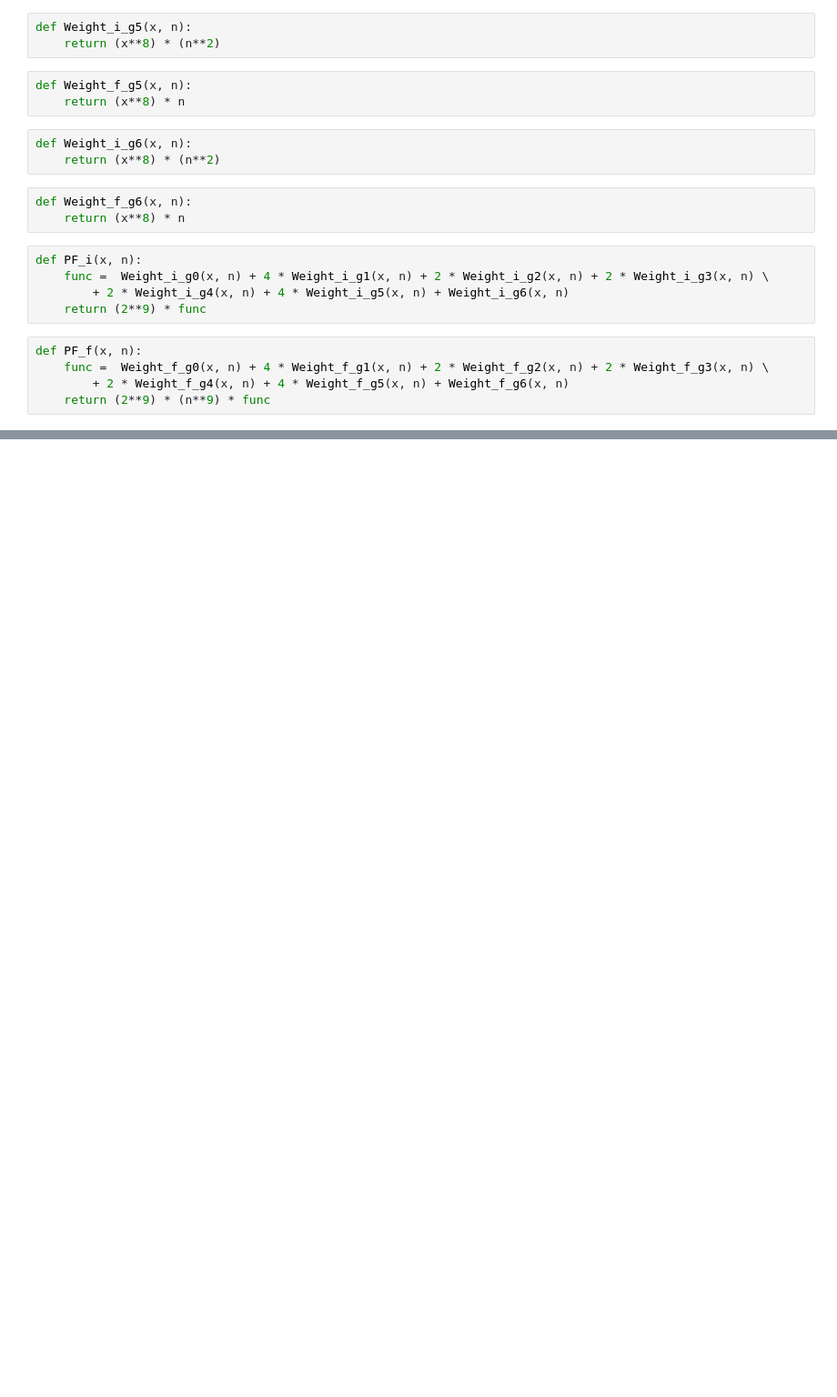
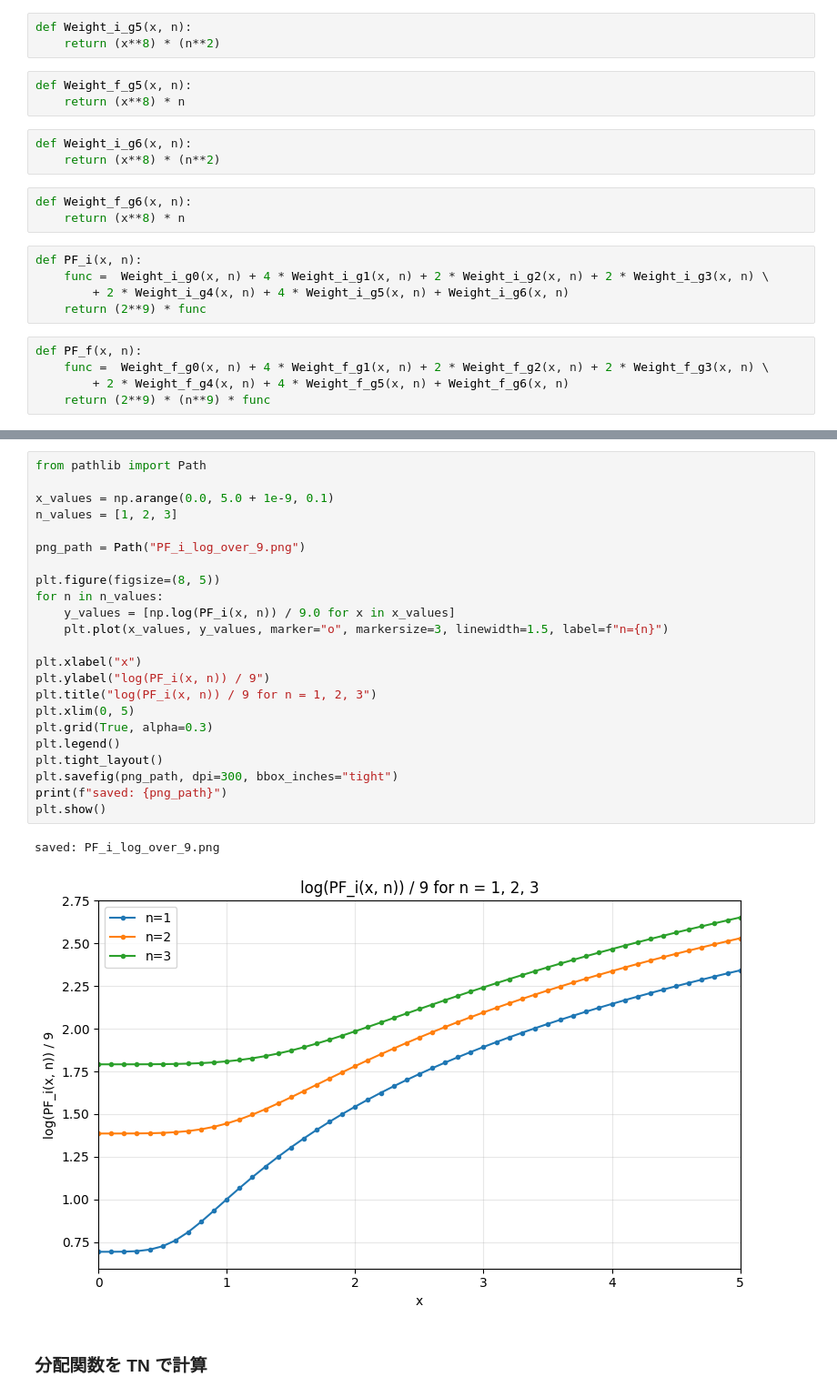
Before and after one commit to Ryomaw/LoopModel, a Jupyter notebook: CubicLoop/CubicLoop_ToyModel.ipynb, the cells around one changed output, grey strips where cells are left out. Shown at 91% size. Drawn from its saved outputs; the diff is of its cells as text; blank space fills up the shorter version.

```diff
--- a/CubicLoop/CubicLoop_ToyModel.ipynb
+++ b/CubicLoop/CubicLoop_ToyModel.ipynb
@@ -127,0 +191,28 @@ PF_i(5, 4) - PF_f(5/4, 4)
+# %%
+from pathlib import Path
+
+x_values = np.arange(0.0, 5.0 + 1e-9, 0.1)
+n_values = [1, 2, 3]
+
+png_path = Path("PF_i_log_over_9.png")
+
+plt.figure(figsize=(8, 5))
+for n in n_values:
+    y_values = [np.log(PF_i(x, n)) / 9.0 for x in x_values]
+    plt.plot(x_values, y_values, marker="o", markersize=3, linewidth=1.5, label=f"n={n}")
+
+plt.xlabel("x")
+plt.ylabel("log(PF_i(x, n)) / 9")
+plt.title("log(PF_i(x, n)) / 9 for n = 1, 2, 3")
+plt.xlim(0, 5)
+plt.grid(True, alpha=0.3)
+plt.legend()
+plt.tight_layout()
+plt.savefig(png_path, dpi=300, bbox_inches="tight")
+print(f"saved: {png_path}")
+plt.show()
+# %% [output]
+saved: PF_i_log_over_9.png
+[figure, added]
+# %% [markdown]
+### 分配関数を TN で計算
```
Also changed, not shown: parts of 36 cells of this notebook, 13 other files.
